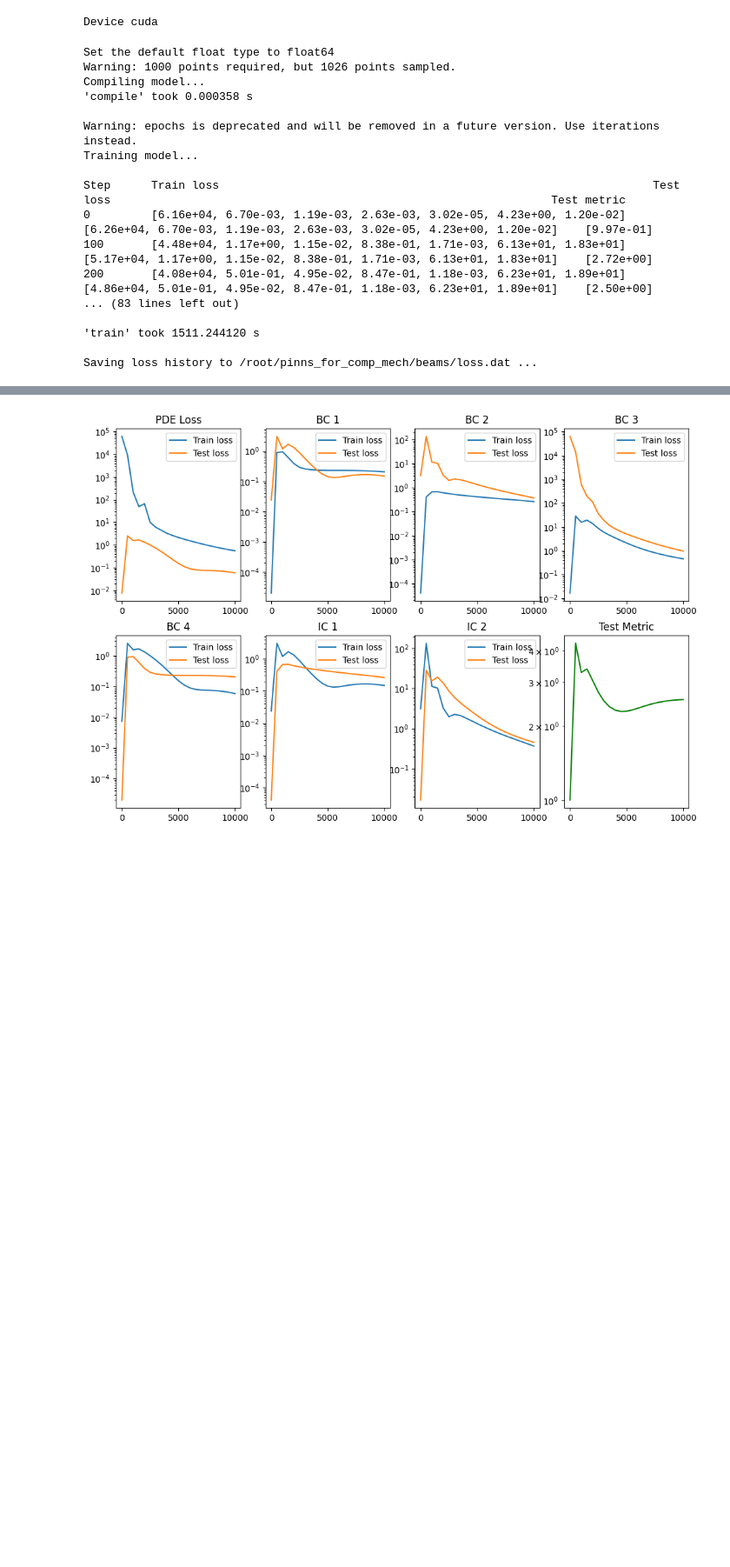
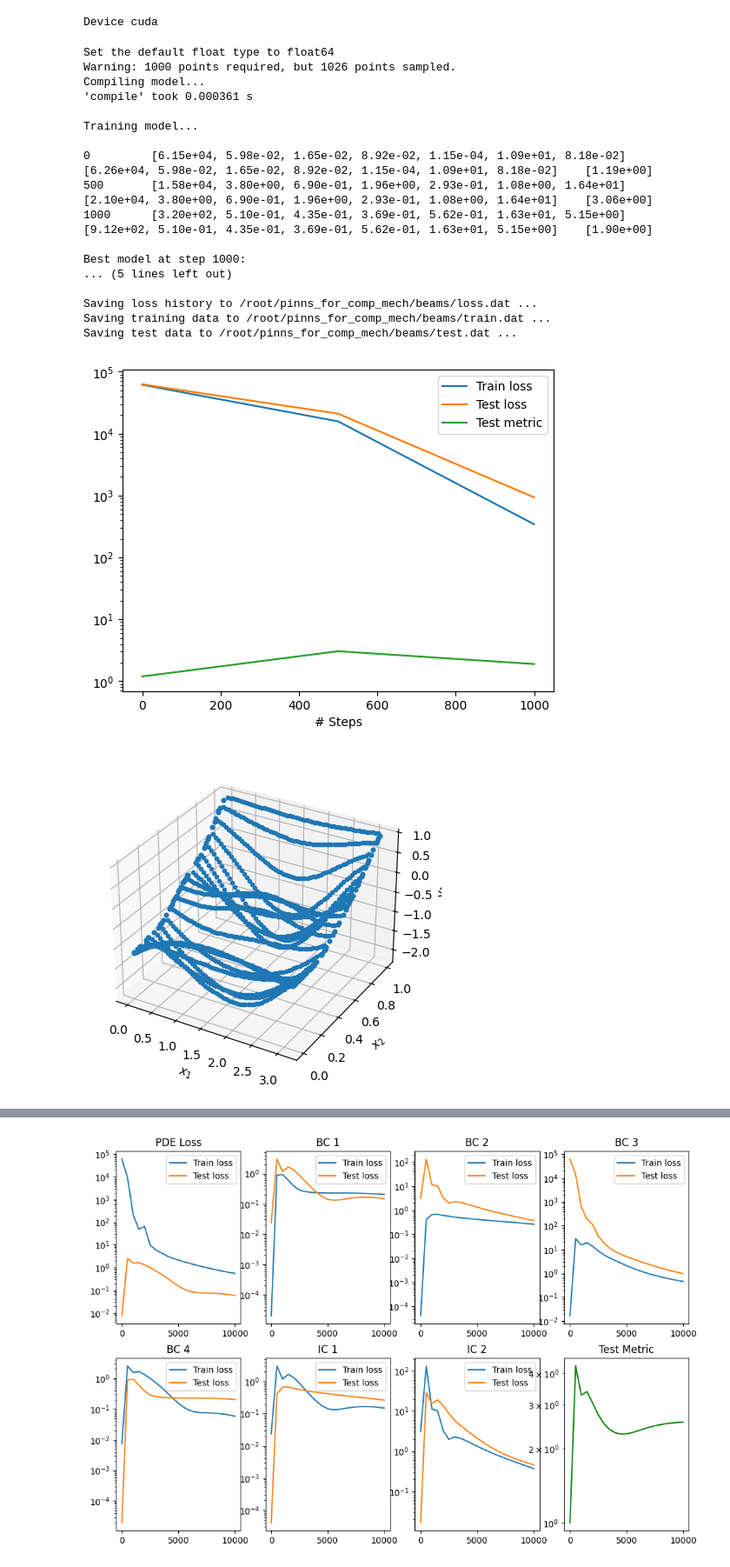
Before and after one commit to phfranz/pinns_for_comp_mech, a Jupyter notebook: beams/Euler_beam_notebook.ipynb, the cells around one changed output, grey strips where cells are left out. Shown at 87% size. Cells and saved outputs as stored; diff of their text form; code cells hidden in the pictures; blank space fills up the shorter version.

```diff
--- a/beams/Euler_beam_notebook.ipynb
+++ b/beams/Euler_beam_notebook.ipynb
@@ -114,41 +114,43 @@ data = dde.data.TimePDE(
     solution=sol,
     num_test=1000,
 )
 
 layer_size = [2] + [50] * 10 + [1]
 activation = "tanh"
 initializer = "Glorot uniform"
 net = dde.maps.FNN(layer_size, activation, initializer)
 
 lw = [10, 1, 1, 1, 1, 10, 1]
 
 model = dde.Model(data, net)
 model.compile("adam", lr=0.0001, loss_weights=lw, metrics=["l2 relative error"])
 
-model.train(epochs=5000, display_every=100)
+#model.train(epochs=5000, display_every=100)
 
-model.compile("L-BFGS", loss_weights=lw)
+#model.compile("L-BFGS", loss_weights=lw)
 
-losshistory, train_state = model.train(iterations=10000, display_every=500)
+losshistory, train_state = model.train(iterations=1000, display_every=500)
 
 dde.saveplot(losshistory, train_state, issave=True, isplot=True)
 
 dde.utils.external.save_best_state(train_state, 'best_train_state.dat', 'best_test_state.dat')
 # %% [output]
 Set the default float type to float64
 Warning: 1000 points required, but 1026 points sampled.
 Compiling model...
-'compile' took 0.000358 s
+'compile' took 0.000361 s
 
-Warning: epochs is deprecated and will be removed in a future version. Use iterations instead.
 Training model...
 
-Step      Train loss                                                                Test loss                                                                 Test metric
-0         [6.16e+04, 6.70e-03, 1.19e-03, 2.63e-03, 3.02e-05, 4.23e+00, 1.20e-02]    [6.26e+04, 6.70e-03, 1.19e-03, 2.63e-03, 3.02e-05, 4.23e+00, 1.20e-02]    [9.97e-01]
-100       [4.48e+04, 1.17e+00, 1.15e-02, 8.38e-01, 1.71e-03, 6.13e+01, 1.83e+01]    [5.17e+04, 1.17e+00, 1.15e-02, 8.38e-01, 1.71e-03, 6.13e+01, 1.83e+01]    [2.72e+00]
-200       [4.08e+04, 5.01e-01, 4.95e-02, 8.47e-01, 1.18e-03, 6.23e+01, 1.89e+01]    [4.86e+04, 5.01e-01, 4.95e-02, 8.47e-01, 1.18e-03, 6.23e+01, 1.89e+01]    [2.50e+00]
-... (83 lines left out)
+0         [6.15e+04, 5.98e-02, 1.65e-02, 8.92e-02, 1.15e-04, 1.09e+01, 8.18e-02]    [6.26e+04, 5.98e-02, 1.65e-02, 8.92e-02, 1.15e-04, 1.09e+01, 8.18e-02]    [1.19e+00]
+500       [1.58e+04, 3.80e+00, 6.90e-01, 1.96e+00, 2.93e-01, 1.08e+00, 1.64e+01]    [2.10e+04, 3.80e+00, 6.90e-01, 1.96e+00, 2.93e-01, 1.08e+00, 1.64e+01]    [3.06e+00]
+1000      [3.20e+02, 5.10e-01, 4.35e-01, 3.69e-01, 5.62e-01, 1.63e+01, 5.15e+00]    [9.12e+02, 5.10e-01, 4.35e-01, 3.69e-01, 5.62e-01, 1.63e+01, 5.15e+00]    [1.90e+00]
 
-'train' took 1511.244120 s
+Best model at step 1000:
+... (5 lines left out)
 
 Saving loss history to /root/pinns_for_comp_mech/beams/loss.dat ...
+Saving training data to /root/pinns_for_comp_mech/beams/train.dat ...
+Saving test data to /root/pinns_for_comp_mech/beams/test.dat ...
+[figure, added]
+[figure, added]
```
Also changed, not shown: parts of 2 cells of this notebook.
